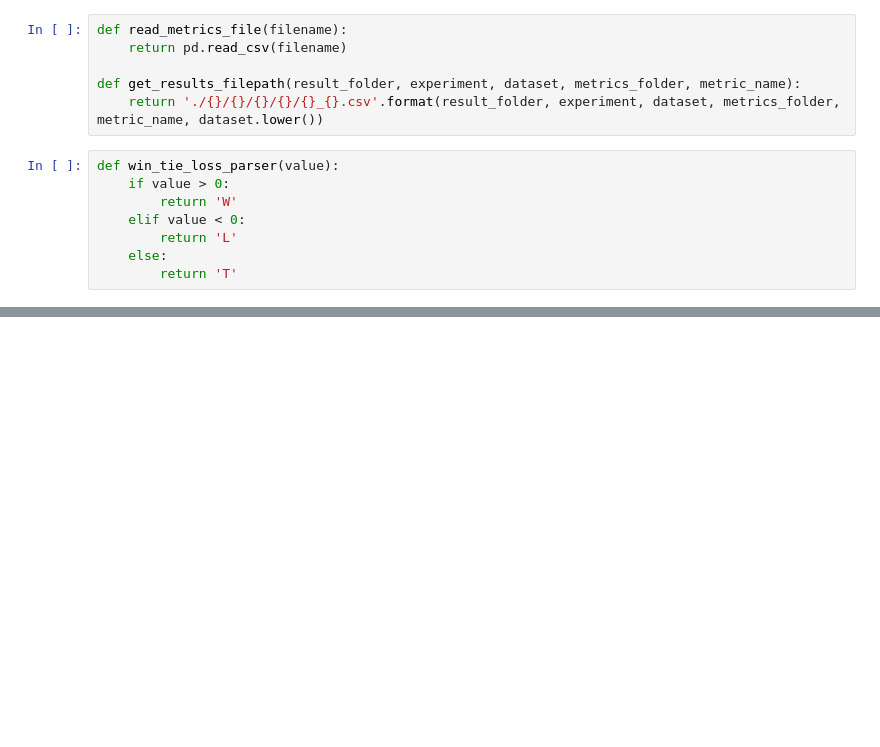
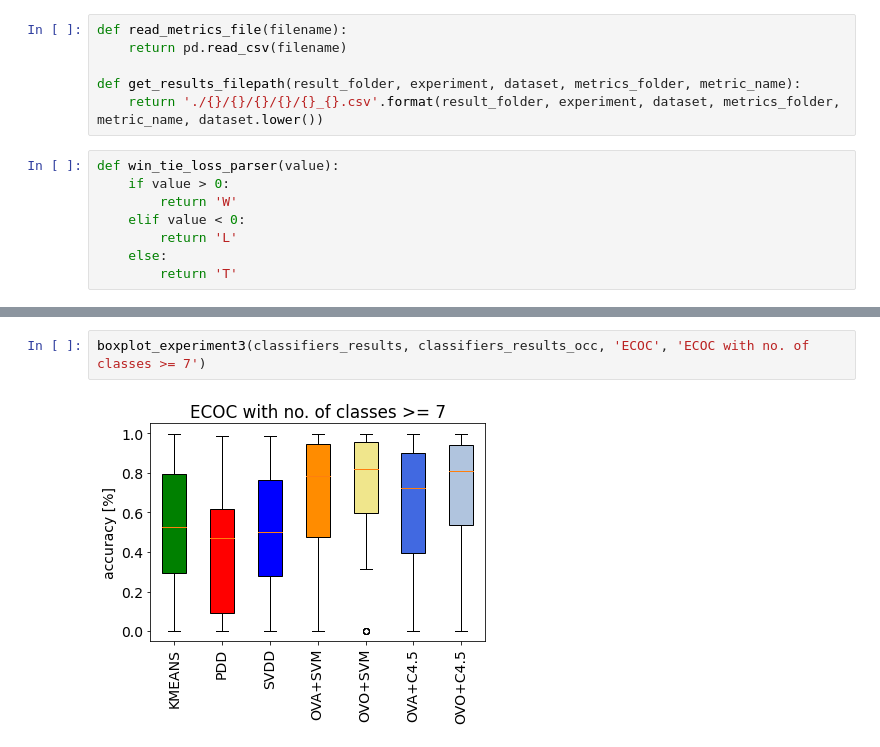
Before and after one commit to las33/MCSProject, a Jupyter notebook: Charts.ipynb, the cells around one changed output, grey strips where cells are left out. Cells and saved outputs as stored; diff of their text form; blank space fills up the shorter version.

```diff
--- a/Charts.ipynb
+++ b/Charts.ipynb
@@ -130,0 +299,4 @@ knn_win_tie_loss_plot(df_k3, 'DESthr vs 3m-NN')
+# %%
+boxplot_experiment3(classifiers_results, classifiers_results_occ, 'ECOC', 'ECOC with no. of classes >= 7')
+# %% [output]
+[figure, added]
```
Also changed, not shown: parts of 19 cells of this notebook, 12 other files.
